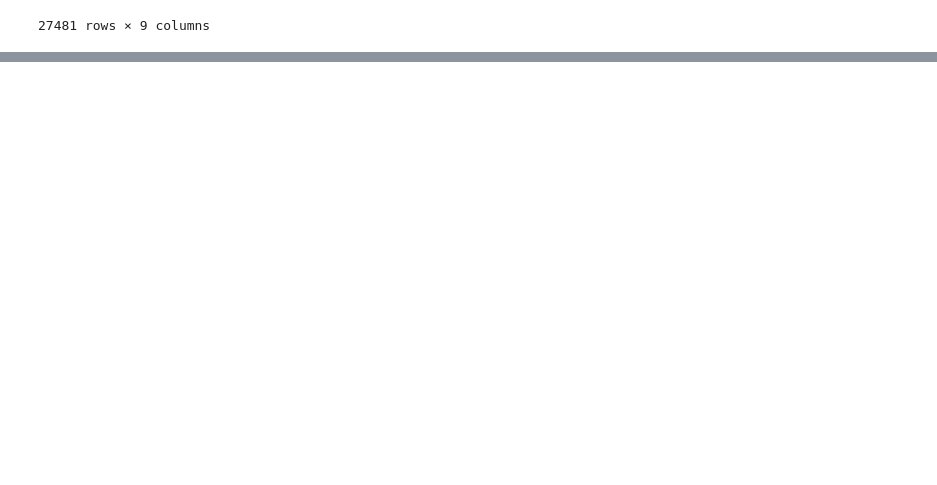
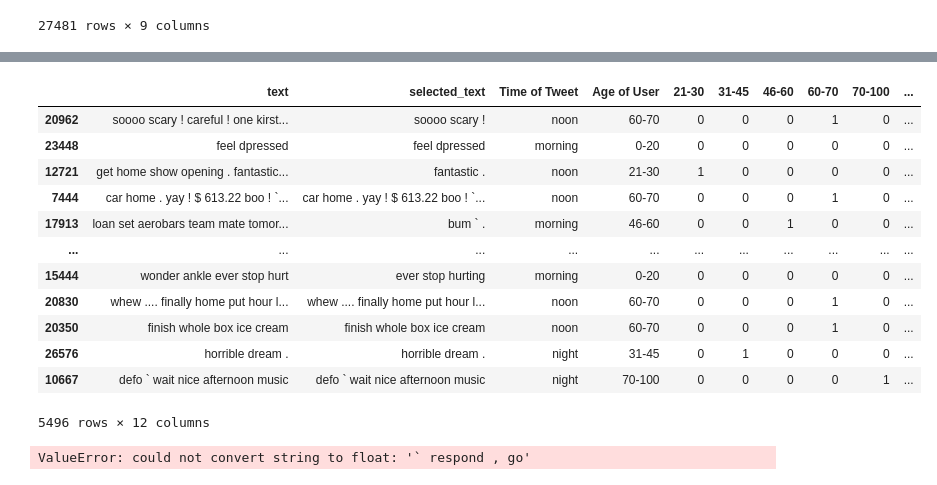
Before and after one commit to uttkarshTewari2006/Twitter-sentiment-analysis, a Jupyter notebook: setniment.ipynb, the cells around one changed output, grey strips where cells are left out. Saved outputs shown, nothing was run; the diff lists cells and outputs as text; code cells hidden in the pictures; blank space fills up the shorter version.

```diff
--- a/setniment.ipynb
+++ b/setniment.ipynb
@@ -62,0 +327,49 @@ display_value_vs_sentiment("Population -2020", "Density (P/Km²)")
+# %%
+from sklearn.model_selection import train_test_split
+
+#creating train and testing data from current data available
+x_train, x_test, y_train, y_test = train_test_split(X_train, Y_train, train_size=0.2)
+
+x_train
+# %% [output]
+|  | text | selected_text | Time of Tweet | Age of User | 21-30 | 31-45 | 46-60 | 60-70 | 70-100 | ... |
+| 20962 | soooo scary ! careful ! one kirst... | soooo scary ! | noon | 60-70 | 0 | 0 | 0 | 1 | 0 | ... |
+| 23448 | feel dpressed | feel dpressed | morning | 0-20 | 0 | 0 | 0 | 0 | 0 | ... |
+| 12721 | get home show opening . fantastic... | fantastic . | noon | 21-30 | 1 | 0 | 0 | 0 | 0 | ... |
+| 7444 | car home . yay ! $ 613.22 boo ! `... | car home . yay ! $ 613.22 boo ! `... | noon | 60-70 | 0 | 0 | 0 | 1 | 0 | ... |
+| 17913 | loan set aerobars team mate tomor... | bum ` . | morning | 46-60 | 0 | 0 | 1 | 0 | 0 | ... |
+| ... | ... | ... | ... | ... | ... | ... | ... | ... | ... | ... |
+| 15444 | wonder ankle ever stop hurt | ever stop hurting | morning | 0-20 | 0 | 0 | 0 | 0 | 0 | ... |
+| 20830 | whew .... finally home put hour l... | whew .... finally home put hour l... | noon | 60-70 | 0 | 0 | 0 | 1 | 0 | ... |
+| 20350 | finish whole box ice cream | finish whole box ice cream | noon | 60-70 | 0 | 0 | 0 | 1 | 0 | ... |
+| 26576 | horrible dream . | horrible dream . | night | 31-45 | 0 | 1 | 0 | 0 | 0 | ... |
+| 10667 | defo ` wait nice afternoon music | defo ` wait nice afternoon music | night | 70-100 | 0 | 0 | 0 | 0 | 1 | ... |
+5496 rows × 12 columns
+# %%
+from sklearn.pipeline import Pipeline
+from sklearn.feature_extraction.text import TfidfVectorizer
+from sklearn.preprocessing import MinMaxScaler
+from sklearn.linear_model import LogisticRegression
+from sklearn.model_selection import train_test_split
+from sklearn.metrics import accuracy_score
+
+
+
+# Train-test split
+X_train
+# Define the pipeline
+pipeline = Pipeline([   #
+    ('scaler', MinMaxScaler()),                      # Step 2: Scale features
+    ('model', LogisticRegression(max_iter=1000))     # Step 3: Train model
+])
+
+# Fit the pipeline on training data
+pipeline.fit(X_train, Y_train)
+
+# Make predictions
+y_pred = pipeline.predict(X_test)
+
+# Evaluate performance
+print(f"Accuracy: {accuracy_score(Y_test, Y_pred):.2f}")
+# %% [output]
+ValueError: could not convert string to float: '` respond , go'
```
Also changed, not shown: parts of 8 cells of this notebook, 2 other files.
